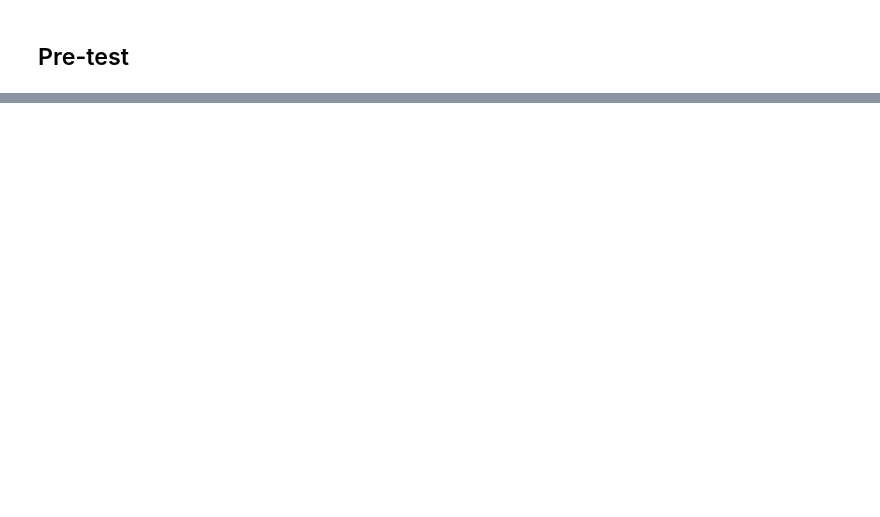
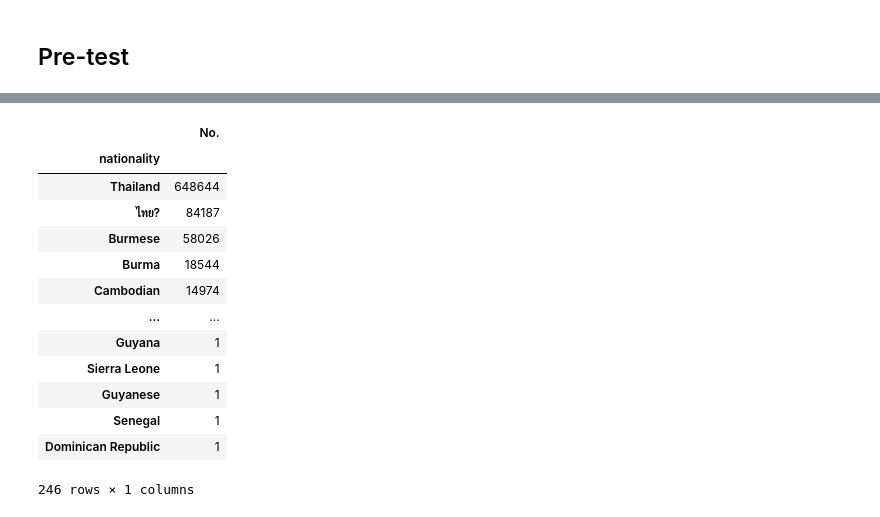
Before and after one commit to qmcnn/Data-Mining, a Jupyter notebook: Data_Preprocessing_(Chapter_3).ipynb, the cells around one changed output, grey strips where cells are left out. Saved outputs shown, nothing was run; the diff lists cells and outputs as text; code cells hidden in the pictures; blank space fills up the shorter version.

```diff
--- a/Data_Preprocessing_(Chapter_3).ipynb
+++ b/Data_Preprocessing_(Chapter_3).ipynb
@@ -1516,0 +1973,18 @@ df
+# %%
+dataALL.groupby(['nationality'])[['No.']].count().\
+     sort_values(by=['No.'],ascending=False)
+# %% [output]
+|  | No. |
+| nationality |  |
+| Thailand | 648644 |
+| ไทย? | 84187 |
+| Burmese | 58026 |
+| Burma | 18544 |
+| Cambodian | 14974 |
+| ... | ... |
+| Guyana | 1 |
+| Sierra Leone | 1 |
+| Guyanese | 1 |
+| Senegal | 1 |
+| Dominican Republic | 1 |
+246 rows × 1 columns
```
Also changed, not shown: parts of 56 cells of this notebook.
